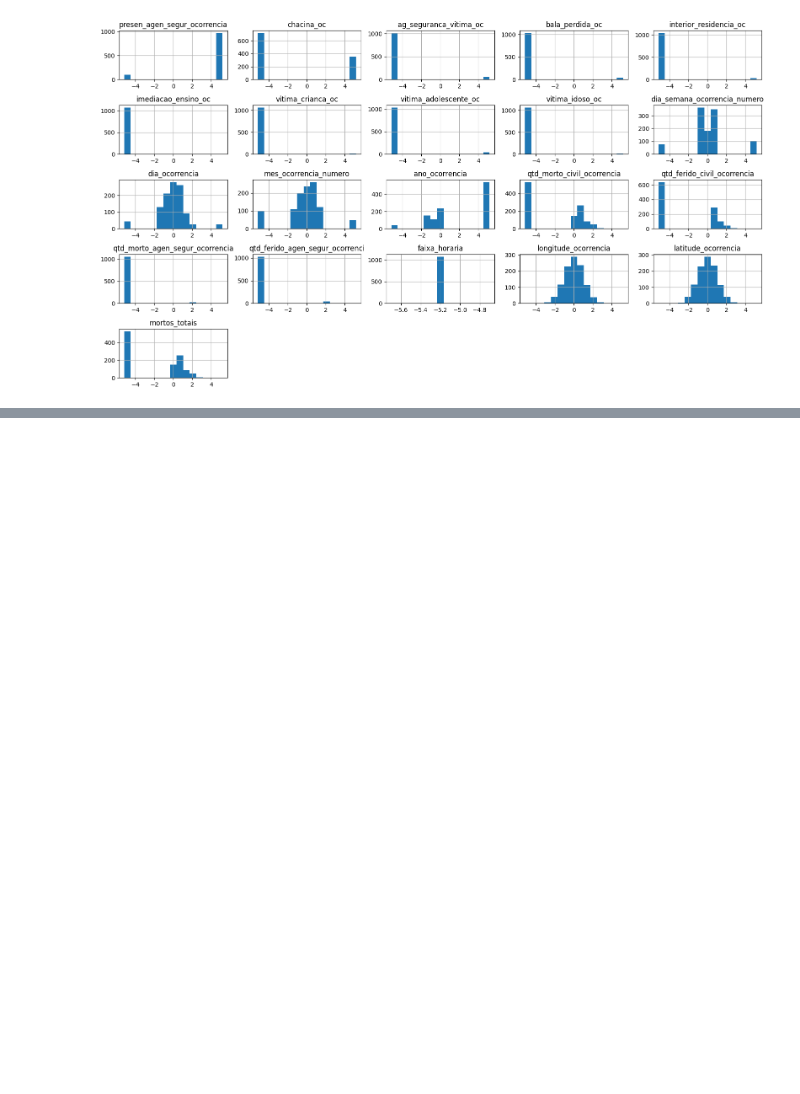
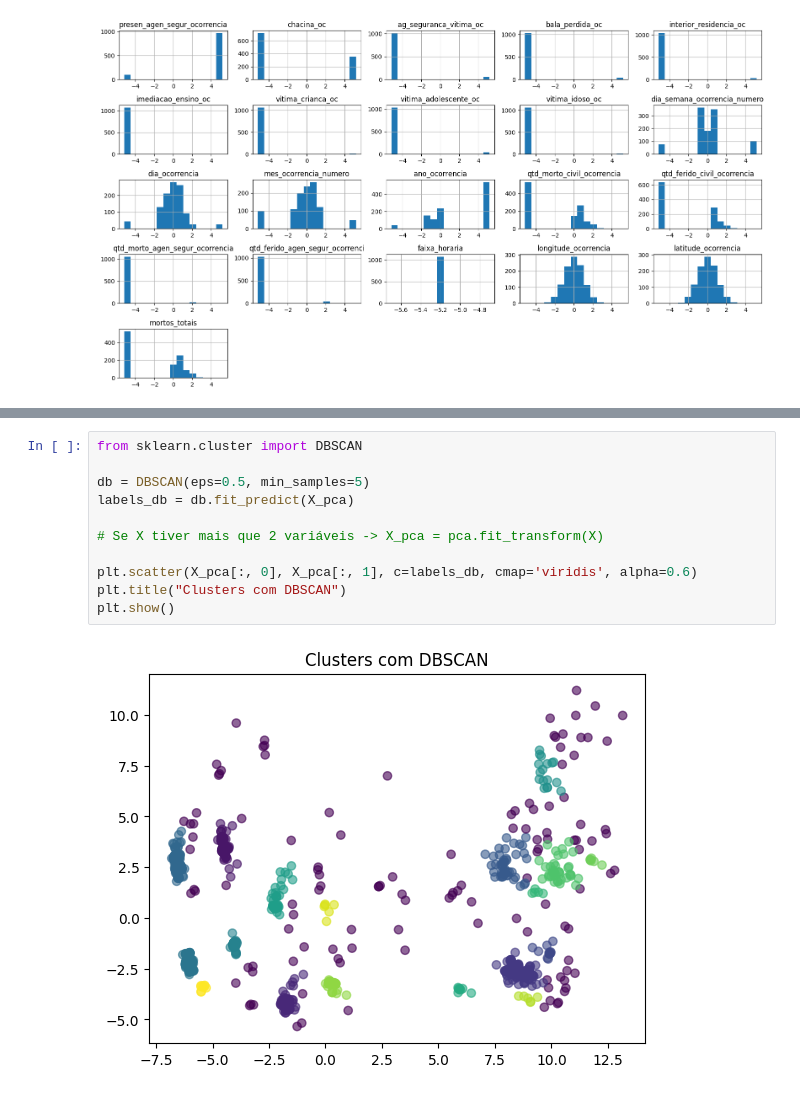
Before and after one commit to bakudas/validacao-modelos-clusterizacao, a Jupyter notebook: pd_validacao_modelos_clusterizacao.ipynb, the cells around one changed output, grey strips where cells are left out. Drawn from its saved outputs; the diff is of its cells as text; blank space fills up the shorter version.

```diff
--- a/pd_validacao_modelos_clusterizacao.ipynb
+++ b/pd_validacao_modelos_clusterizacao.ipynb
@@ -686,0 +759,13 @@ Para n_clusters = 7:
+# %%
+from sklearn.cluster import DBSCAN
+
+db = DBSCAN(eps=0.5, min_samples=5)
+labels_db = db.fit_predict(X_pca)
+
+# Se X tiver mais que 2 variáveis -> X_pca = pca.fit_transform(X)
+
+plt.scatter(X_pca[:, 0], X_pca[:, 1], c=labels_db, cmap='viridis', alpha=0.6)
+plt.title("Clusters com DBSCAN")
+plt.show()
+# %% [output]
+[figure, added]
```
Also changed, not shown: parts of 13 cells of this notebook.
